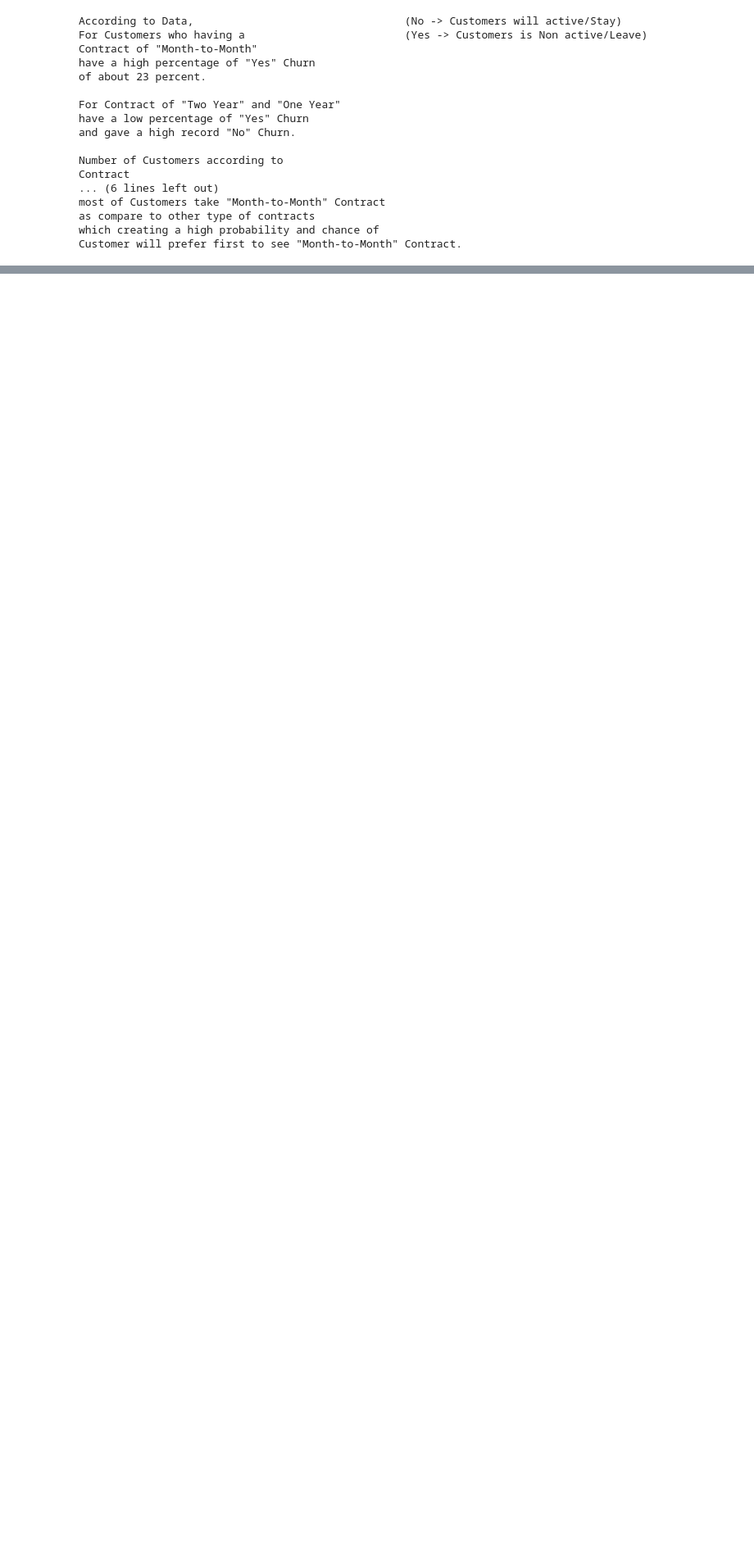
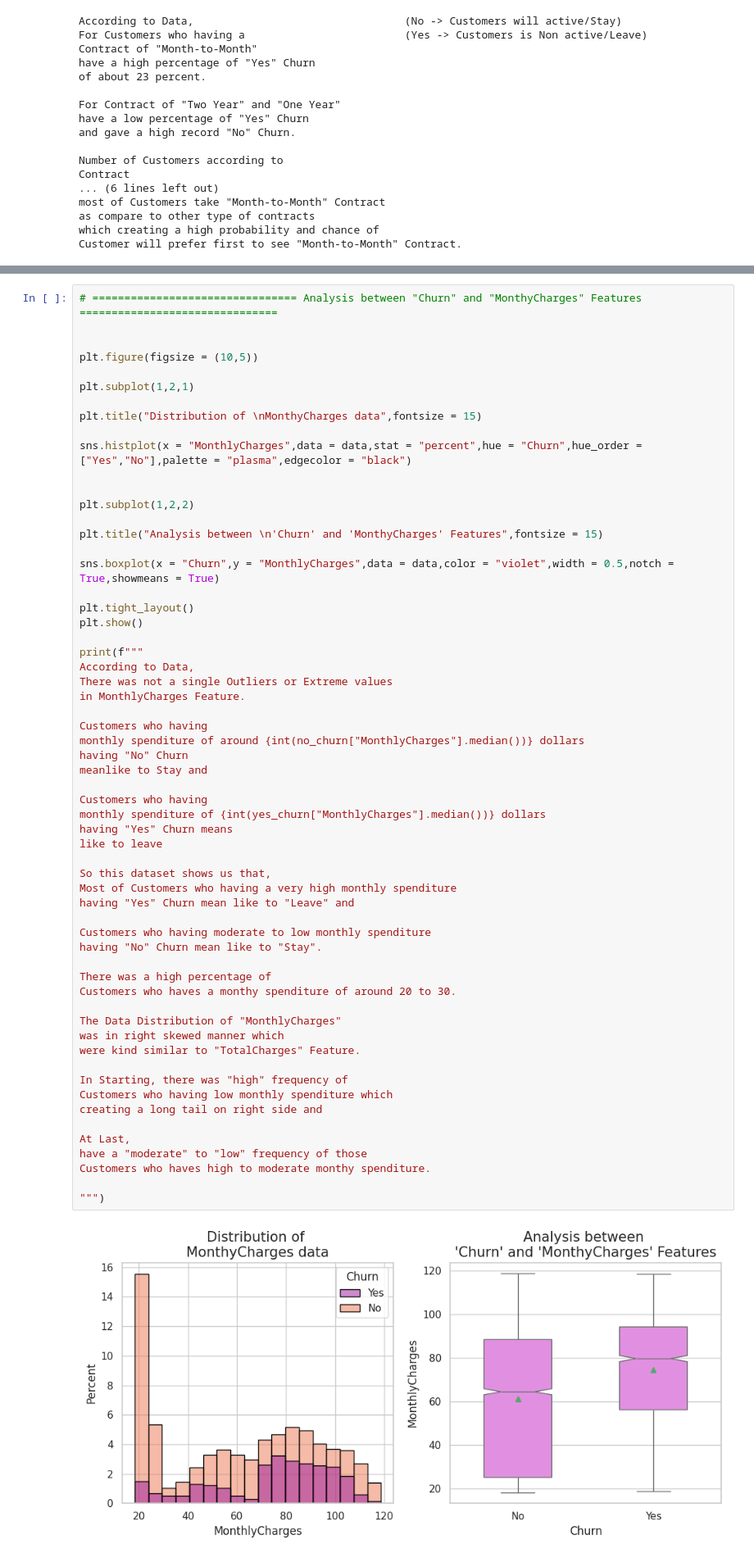
Before and after one commit to ArthJain123/Customer-Churn-Prediction-ML, a Jupyter notebook: Customer_Churn_Prediction.ipynb, the cells around one changed output, grey strips where cells are left out. Shown at 82% size. Drawn from its saved outputs; the diff is of its cells as text; blank space fills up the shorter version.

Commit message:
Analysis between Churn and MonthyCharges Features

```diff
--- a/Customer_Churn_Prediction.ipynb
+++ b/Customer_Churn_Prediction.ipynb
@@ -351,0 +354,62 @@ Customer will prefer first to see "Month-to-Month" Contract.
+# %%
+# ================================ Analysis between "Churn" and "MonthyCharges" Features ===============================
+
+
+plt.figure(figsize = (10,5))
+
+plt.subplot(1,2,1)
+
+plt.title("Distribution of \nMonthyCharges data",fontsize = 15)
+
+sns.histplot(x = "MonthlyCharges",data = data,stat = "percent",hue = "Churn",hue_order = ["Yes","No"],palette = "plasma",edgecolor = "black")
+
+
+plt.subplot(1,2,2)
+
+plt.title("Analysis between \n'Churn' and 'MonthyCharges' Features",fontsize = 15)
+
+sns.boxplot(x = "Churn",y = "MonthlyCharges",data = data,color = "violet",width = 0.5,notch = True,showmeans = True)
+
+plt.tight_layout()
+plt.show()
+
+print(f"""
+According to Data,
+There was not a single Outliers or Extreme values
+in MonthlyCharges Feature.
+
+Customers who having
+monthly spenditure of around {int(no_churn["MonthlyCharges"].median())} dollars
+having "No" Churn
+meanlike to Stay and
+
+Customers who having
+monthly spenditure of {int(yes_churn["MonthlyCharges"].median())} dollars
+having "Yes" Churn means
+like to leave
+
+So this dataset shows us that,
+Most of Customers who having a very high monthly spenditure
+having "Yes" Churn mean like to "Leave" and
+
+Customers who having moderate to low monthly spenditure
+having "No" Churn mean like to "Stay".
+
+There was a high percentage of
+Customers who haves a monthy spenditure of around 20 to 30.
+
+The Data Distribution of "MonthlyCharges"
+was in right skewed manner which
+were kind similar to "TotalCharges" Feature.
+
+In Starting, there was "high" frequency of
+Customers who having low monthly spenditure which
+creating a long tail on right side and
+
+At Last,
+have a "moderate" to "low" frequency of those
+Customers who haves high to moderate monthy spenditure.
+
+""")
+# %% [output]
+[figure, added]
```
Also changed, not shown: parts of 2 cells of this notebook.
